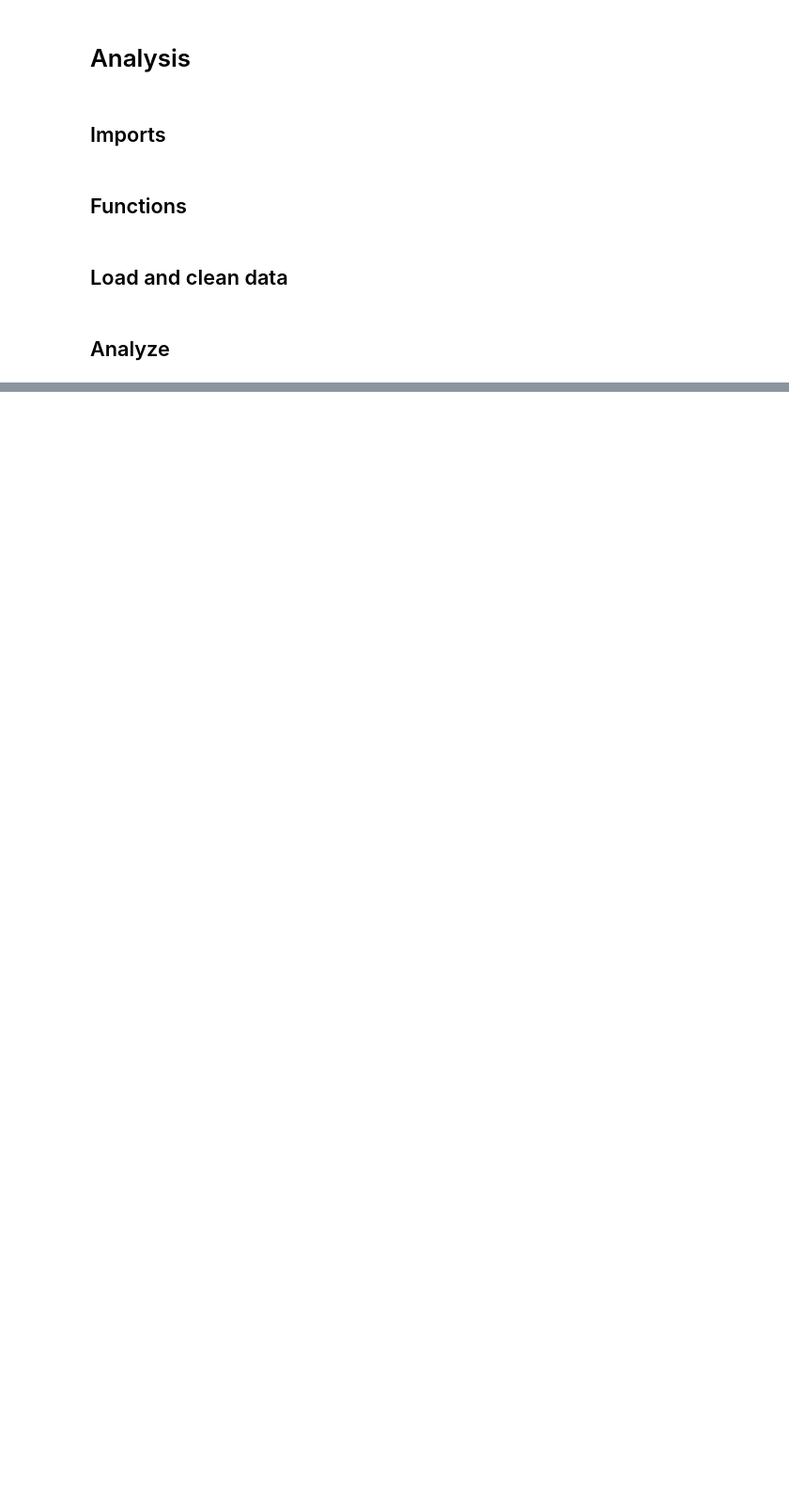
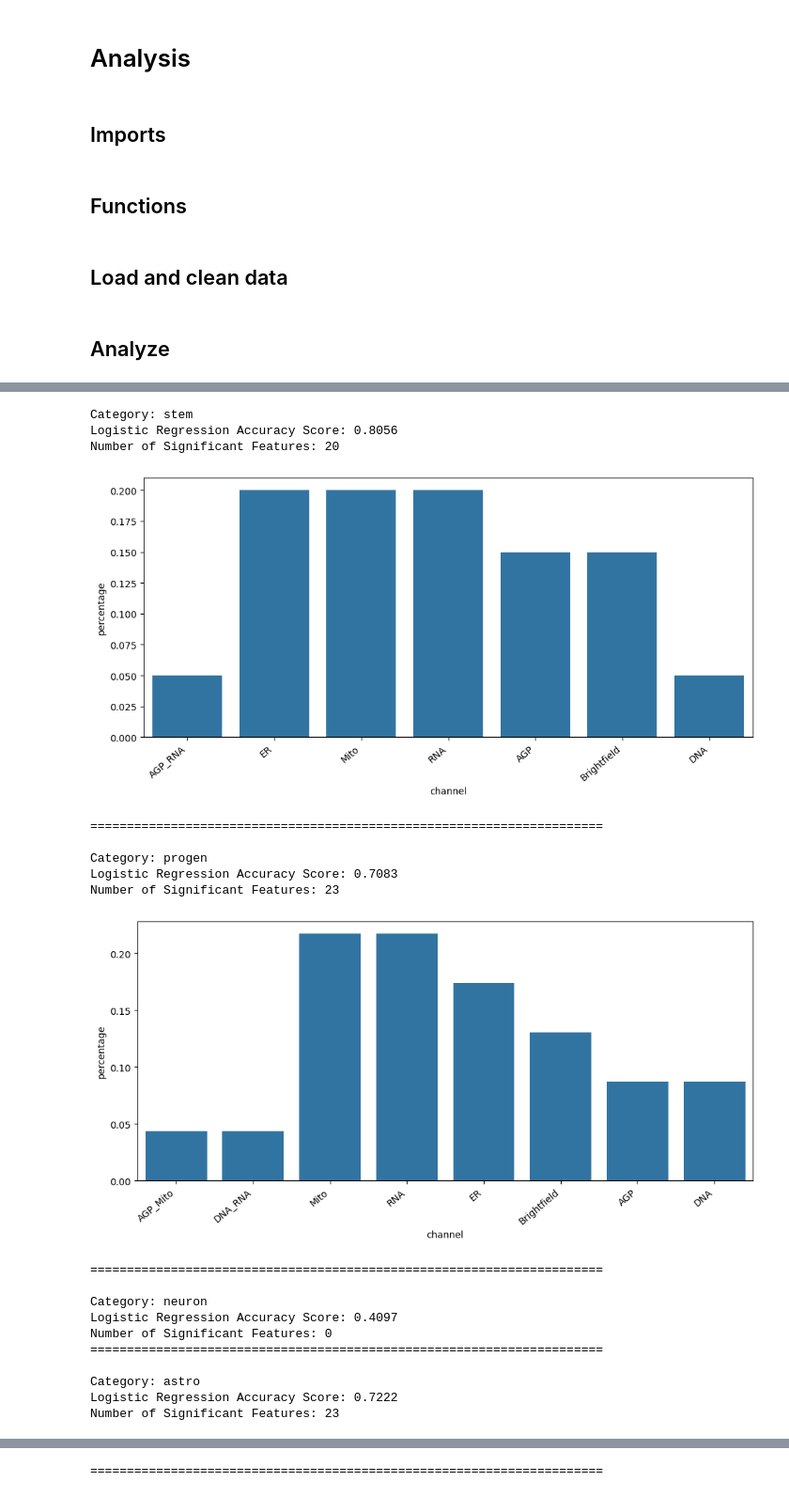
Before and after one commit to broadinstitute/NeuroPainting, a Jupyter notebook: 5.reanalysis/3.analysis.ipynb, the cells around one changed output, grey strips where cells are left out. Shown at 94% size. Drawn from its saved outputs; the diff is of its cells as text; code cells hidden in the pictures; blank space fills up the shorter version.

```diff
--- a/5.reanalysis/3.analysis.ipynb
+++ b/5.reanalysis/3.analysis.ipynb
@@ -114,0 +62,23 @@ NameError: name 'sns' is not defined
+# %%
+load_and_print_results(input_file="output/analysis_results/summary_results.parquet")
+# %% [output]
+Category: stem
+Logistic Regression Accuracy Score: 0.8056
+Number of Significant Features: 20
+[figure, added]
+======================================================================
+
+Category: progen
+Logistic Regression Accuracy Score: 0.7083
+Number of Significant Features: 23
+[figure, added]
+======================================================================
+
+Category: neuron
+Logistic Regression Accuracy Score: 0.4097
+Number of Significant Features: 0
+======================================================================
+
+Category: astro
+Logistic Regression Accuracy Score: 0.7222
+Number of Significant Features: 23
@@ -114,0 +86 @@ NameError: name 'sns' is not defined
+======================================================================
```
Also changed, not shown: parts of 4 cells of this notebook, 2 other files.
